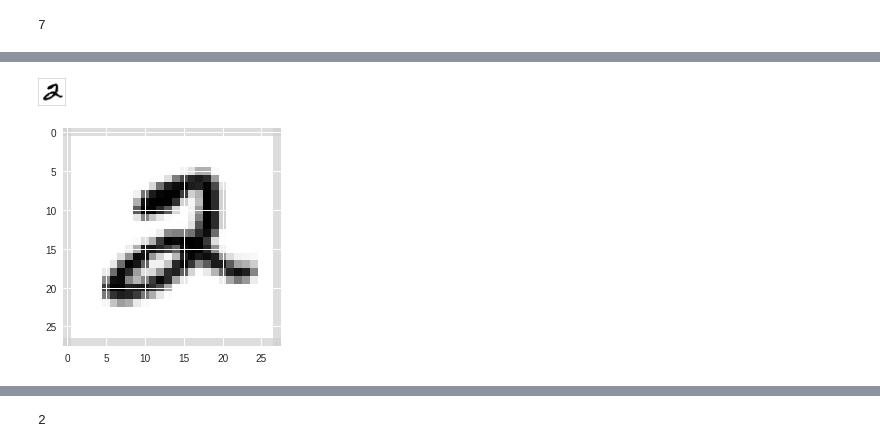
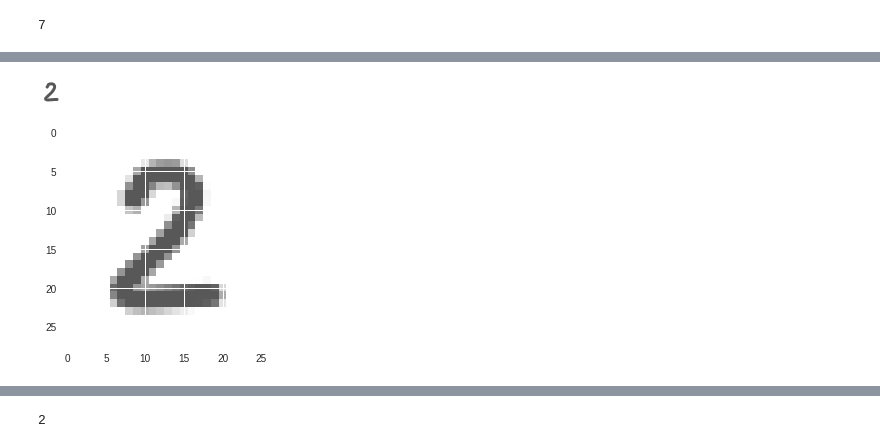
Before and after one commit to drednout5786/Python, a Jupyter notebook: MNIST_Anton.ipynb, the cells around one changed output, grey strips where cells are left out. Drawn from its saved outputs; the diff is of its cells as text; code cells hidden in the pictures.

```diff
--- a/MNIST_Anton.ipynb
+++ b/MNIST_Anton.ipynb
@@ -295,14 +287,14 @@ Saving 2.png to 2 (2).png
 # %%
-img_path = '2.png'
+img_path = '22.png'
 img = image.load_img(img_path, target_size = (28, 28), color_mode = "grayscale")
 img
 # %% [output]
-[figure, old version]
+[figure, new version]
 # %%
 plt.imshow(img.convert('RGBA'))
 plt.show()
 # %% [output]
-[figure, old version]
+[figure, new version]
 # %%
 x = image.img_to_array(img)
 x = x.reshape(1, 784)
```
Also changed, not shown: parts of 12 cells of this notebook.
